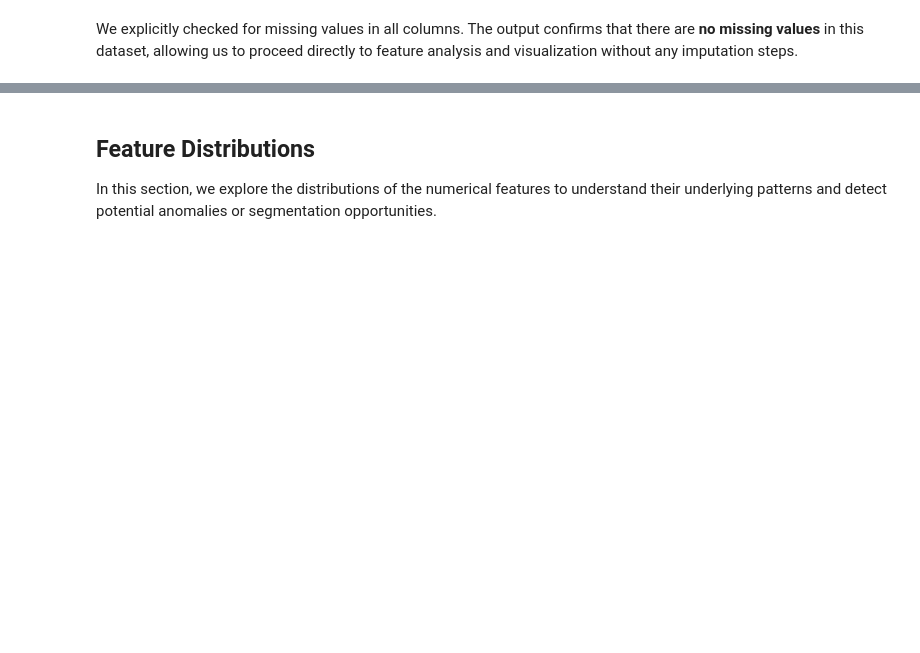
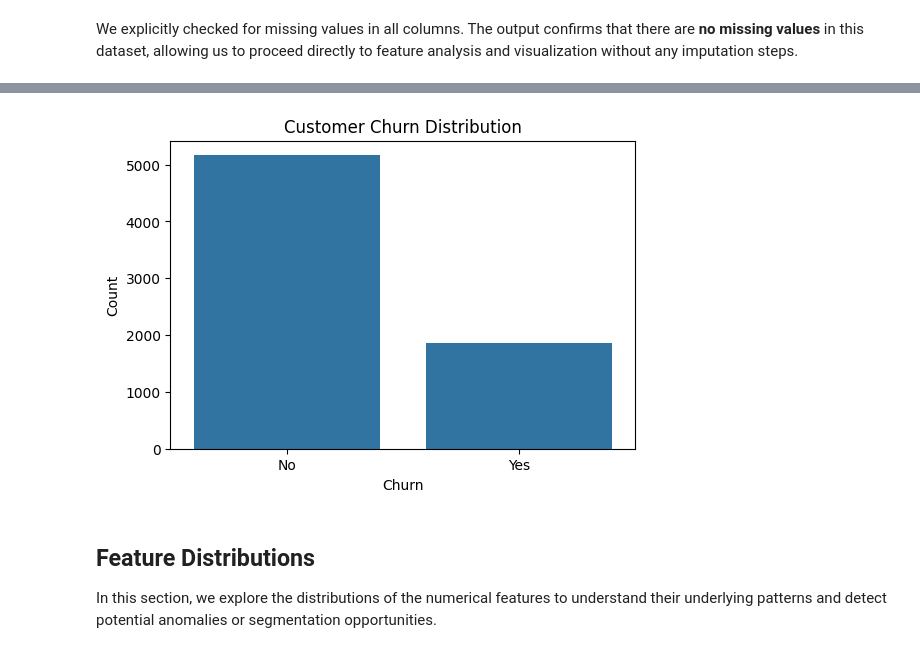
Before and after one commit to Jessie203/customer-churn-prediction, a Jupyter notebook: notebooks/01_EDA.ipynb, the cells around one changed output, grey strips where cells are left out. Cells and saved outputs as stored; diff of their text form; code cells hidden in the pictures; blank space fills up the shorter version.

```diff
--- a/notebooks/01_EDA.ipynb
+++ b/notebooks/01_EDA.ipynb
@@ -95,3 +101,16 @@ We explicitly checked for missing values in all columns. The output confirms tha
+# %%
+import matplotlib.pyplot as plt
+import seaborn as sns
+
+plt.figure(figsize=(6,4))
+sns.countplot(data=df, x='Churn')
+plt.title('Customer Churn Distribution')
+plt.xlabel('Churn')
+plt.ylabel('Count')
+plt.savefig('/Users/Cathaml/Desktop/churn_distribution.png')
+plt.show()
+# %% [output]
+[figure, added]
 # %% [markdown]
 ## Feature Distributions
 
```
Also changed, not shown: parts of 3 cells of this notebook.
